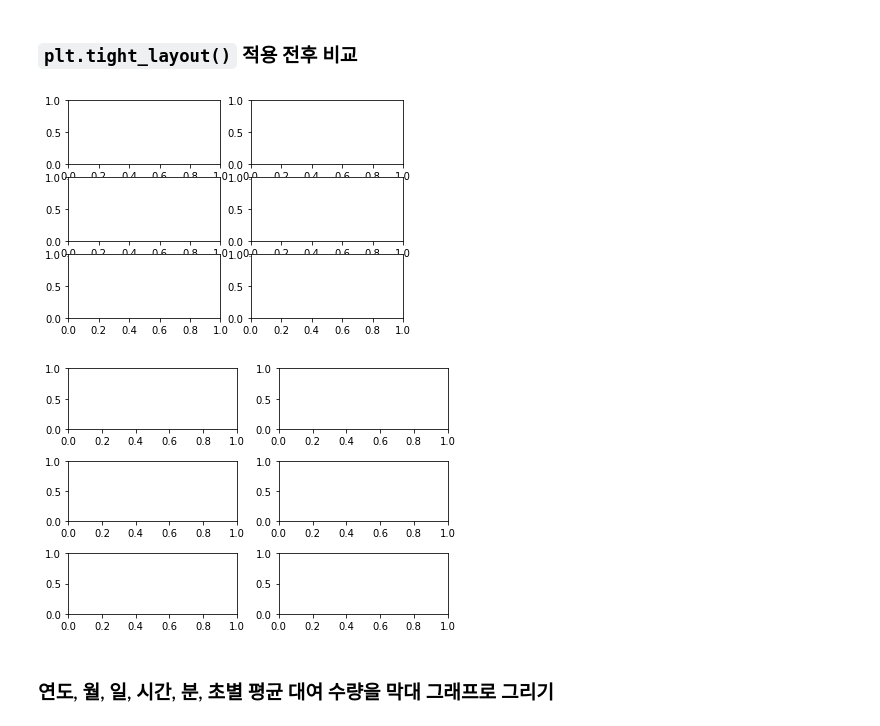
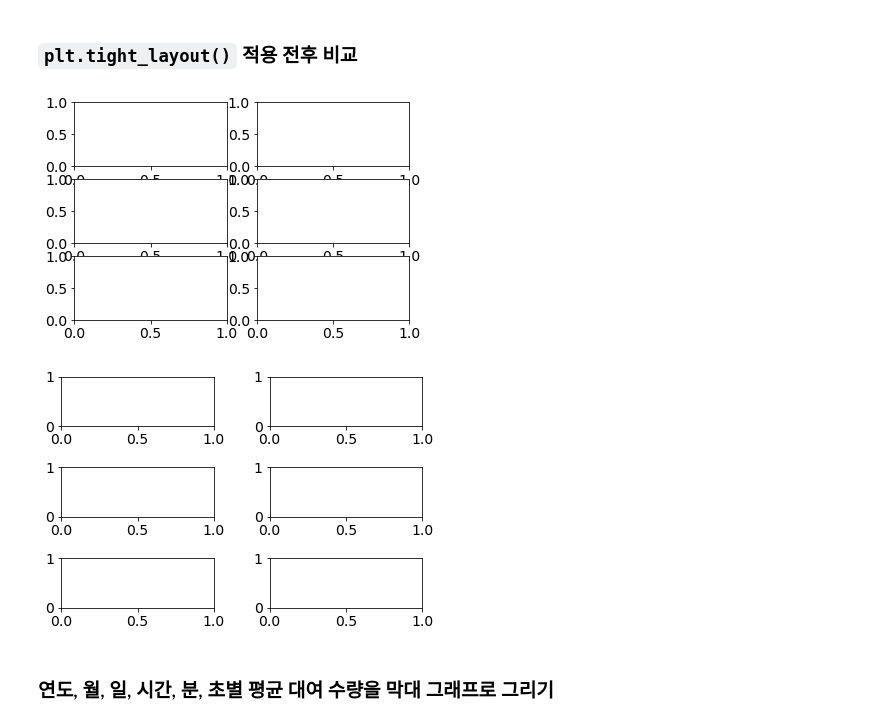
Before and after one commit to BaekKyunShin/Must-Have-Kaggle-Data-Science, a Jupyter notebook: ch3/bike_sharing_demand_EDA.ipynb, the cells around one changed output. Saved outputs shown, nothing was run; the diff lists cells and outputs as text; code cells hidden in the pictures.

Commit message:
Fix comments and subplot font size

```diff
--- a/ch3/bike_sharing_demand_EDA.ipynb
+++ b/ch3/bike_sharing_demand_EDA.ipynb
@@ -194,17 +200,16 @@ sns.distplot(np.log(train['count']));
 # %% [markdown]
 ### `plt.tight_layout()` 적용 전후 비교
 # %%
-mpl.rc('font', size=10)
+mpl.rc('font', size=14)
+mpl.rc('axes', titlesize=15)
 figure, axes = plt.subplots(nrows=3, ncols=2)
-plt.show()
 # %% [output]
-[figure, old version]
+[figure, new version]
 # %%
 figure, axes = plt.subplots(nrows=3, ncols=2)
 plt.tight_layout()
-plt.show()
 # %% [output]
-[figure, old version]
+[figure, new version]
 # %% [markdown]
 ### 연도, 월, 일, 시간, 분, 초별 평균 대여 수량을 막대 그래프로 그리기
 # %%
```
Also changed, not shown: parts of 5 cells of this notebook.
